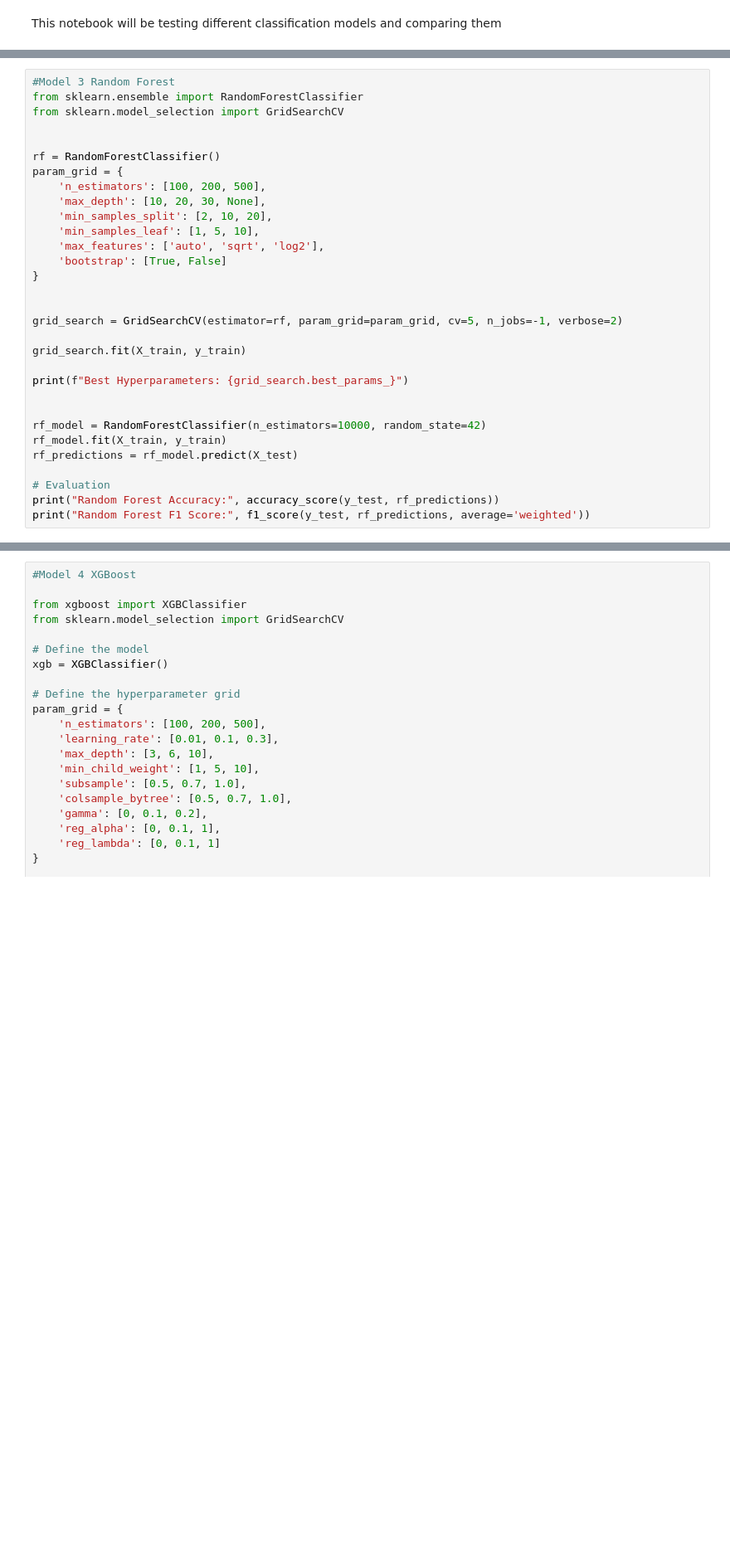
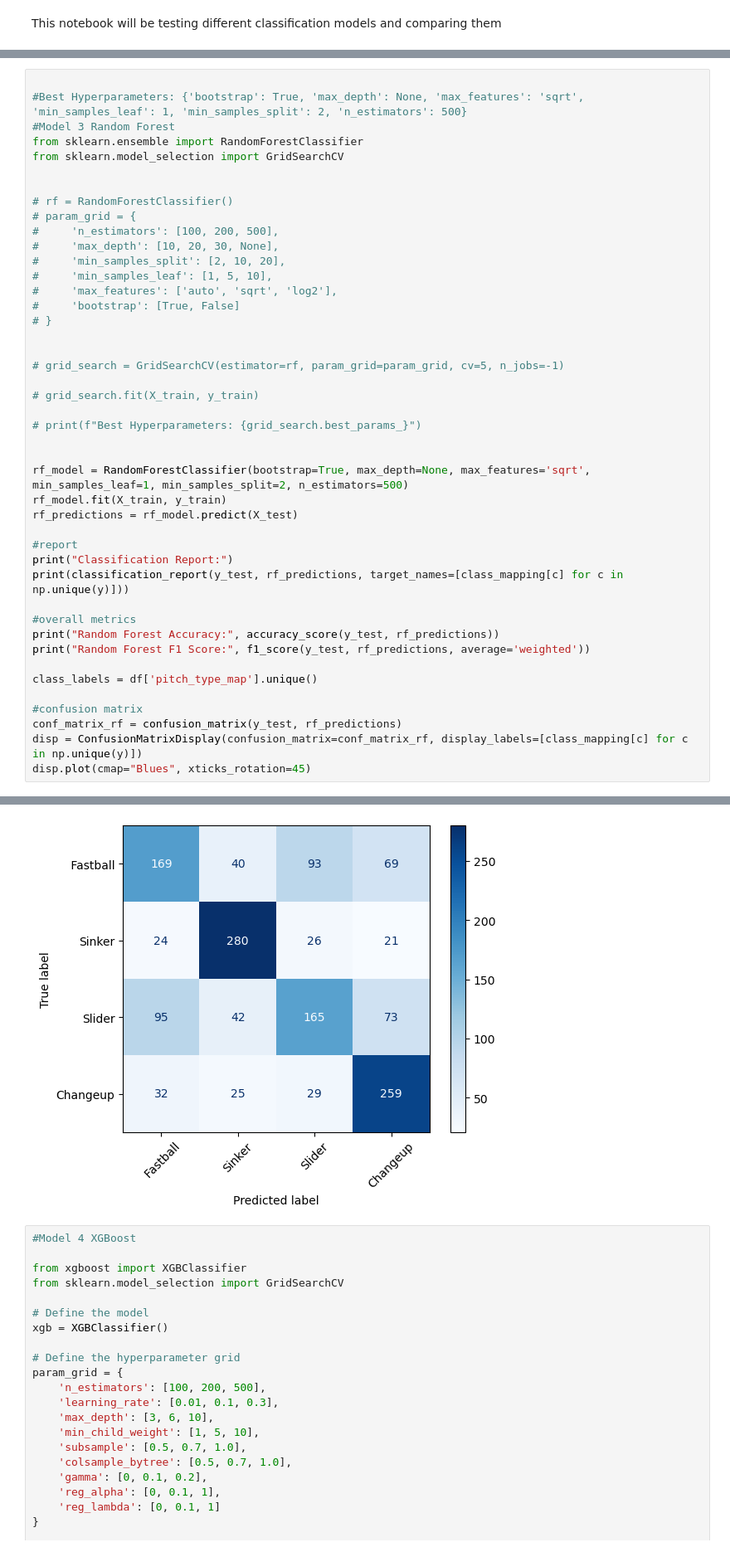
Before and after one commit to Stonec823/MLB-Pitch-Prediction, a Jupyter notebook: notebooks/models.ipynb, the cells around one changed output, grey strips where cells are left out. Shown at 83% size. Saved outputs shown, nothing was run; the diff lists cells and outputs as text; blank space fills up the shorter version.

Commit message:
tuned hyperparameters

```diff
--- a/notebooks/models.ipynb
+++ b/notebooks/models.ipynb
@@ -102,32 +196,45 @@ KNN Accuracy for 19: 0.319672131147541
 # %%
+
+#Best Hyperparameters: {'bootstrap': True, 'max_depth': None, 'max_features': 'sqrt', 'min_samples_leaf': 1, 'min_samples_split': 2, 'n_estimators': 500}
 #Model 3 Random Forest
 from sklearn.ensemble import RandomForestClassifier
 from sklearn.model_selection import GridSearchCV
 
 
-rf = RandomForestClassifier()
-param_grid = {
-    'n_estimators': [100, 200, 500],
-    'max_depth': [10, 20, 30, None],
-    'min_samples_split': [2, 10, 20],
-    'min_samples_leaf': [1, 5, 10],
-    'max_features': ['auto', 'sqrt', 'log2'],
-    'bootstrap': [True, False]
-}
+# rf = RandomForestClassifier()
+# param_grid = {
+#     'n_estimators': [100, 200, 500],
+#     'max_depth': [10, 20, 30, None],
+#     'min_samples_split': [2, 10, 20],
+#     'min_samples_leaf': [1, 5, 10],
+#     'max_features': ['auto', 'sqrt', 'log2'],
+#     'bootstrap': [True, False]
+# }
 
 
-grid_search = GridSearchCV(estimator=rf, param_grid=param_grid, cv=5, n_jobs=-1, verbose=2)
+# grid_search = GridSearchCV(estimator=rf, param_grid=param_grid, cv=5, n_jobs=-1)
 
-grid_search.fit(X_train, y_train)
+# grid_search.fit(X_train, y_train)
 
-print(f"Best Hyperparameters: {grid_search.best_params_}")
+# print(f"Best Hyperparameters: {grid_search.best_params_}")
 
 
-rf_model = RandomForestClassifier(n_estimators=10000, random_state=42)
+rf_model = RandomForestClassifier(bootstrap=True, max_depth=None, max_features='sqrt', min_samples_leaf=1, min_samples_split=2, n_estimators=500)
 rf_model.fit(X_train, y_train)
 rf_predictions = rf_model.predict(X_test)
 
-# Evaluation
+#report
+print("Classification Report:")
+print(classification_report(y_test, rf_predictions, target_names=[class_mapping[c] for c in np.unique(y)]))
+
+#overall metrics
 print("Random Forest Accuracy:", accuracy_score(y_test, rf_predictions))
 print("Random Forest F1 Score:", f1_score(y_test, rf_predictions, average='weighted'))
+
+class_labels = df['pitch_type_map'].unique()
+
+#confusion matrix
+conf_matrix_rf = confusion_matrix(y_test, rf_predictions)
+disp = ConfusionMatrixDisplay(confusion_matrix=conf_matrix_rf, display_labels=[class_mapping[c] for c in np.unique(y)])
+disp.plot(cmap="Blues", xticks_rotation=45)
 # %% [output]
@@ -136,3 +256,4 @@ Random Forest F1 Score: 0.32357716637521744
+[figure, added]
 # %%
 #Model 4 XGBoost
 
```
Also changed, not shown: parts of 8 cells of this notebook, 5 other files.
